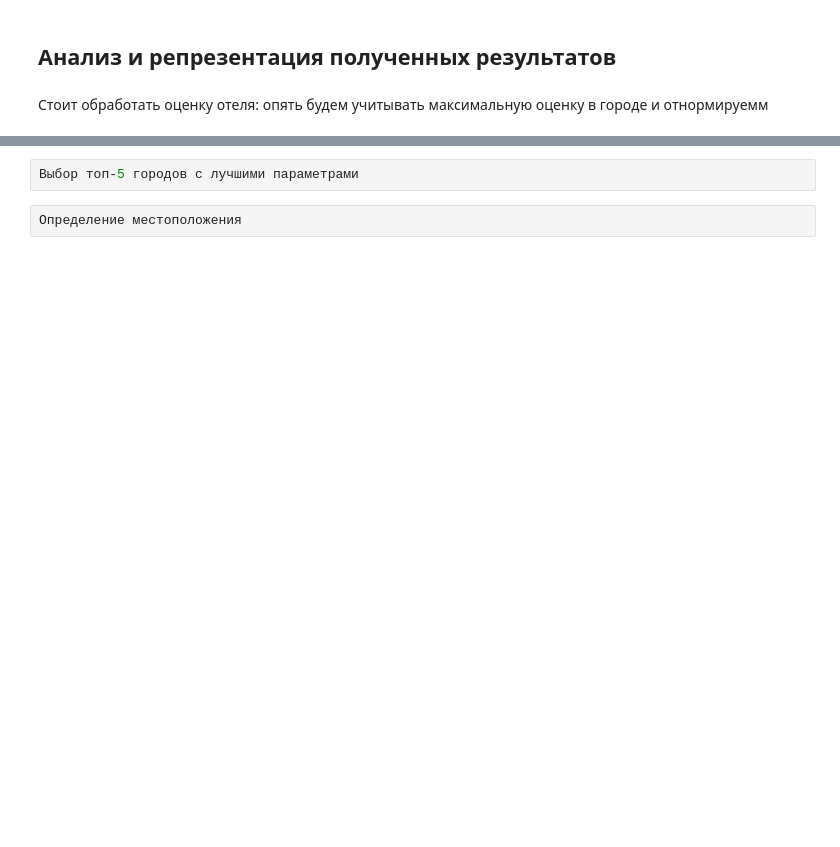
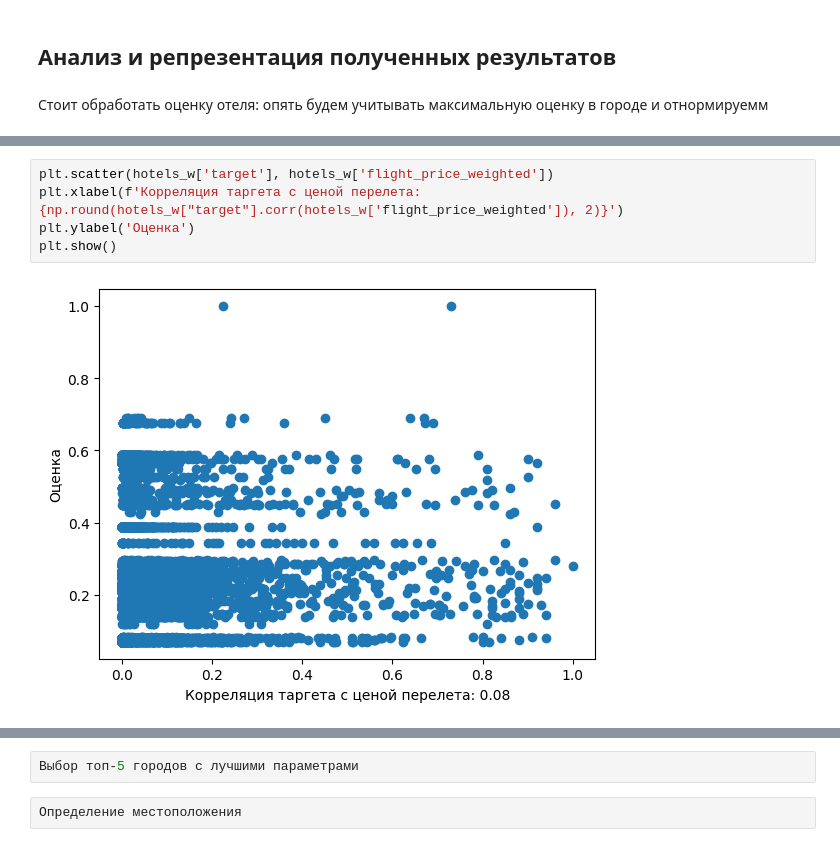
Before and after one commit to mnedo/SMADIMO_GP2, a Jupyter notebook: DataAgg.ipynb, the cells around one changed output, grey strips where cells are left out. Drawn from its saved outputs; the diff is of its cells as text; blank space fills up the shorter version.

```diff
--- a/DataAgg.ipynb
+++ b/DataAgg.ipynb
@@ -177,0 +240,7 @@ EDA: корреляции таргета и значений
+# %%
+plt.scatter(hotels_w['target'], hotels_w['flight_price_weighted'])
+plt.xlabel(f'Корреляция таргета с ценой перелета: {np.round(hotels_w["target"].corr(hotels_w['flight_price_weighted']), 2)}')
+plt.ylabel('Оценка')
+plt.show()
+# %% [output]
+[figure, added]
```
Also changed, not shown: parts of 28 cells of this notebook.
